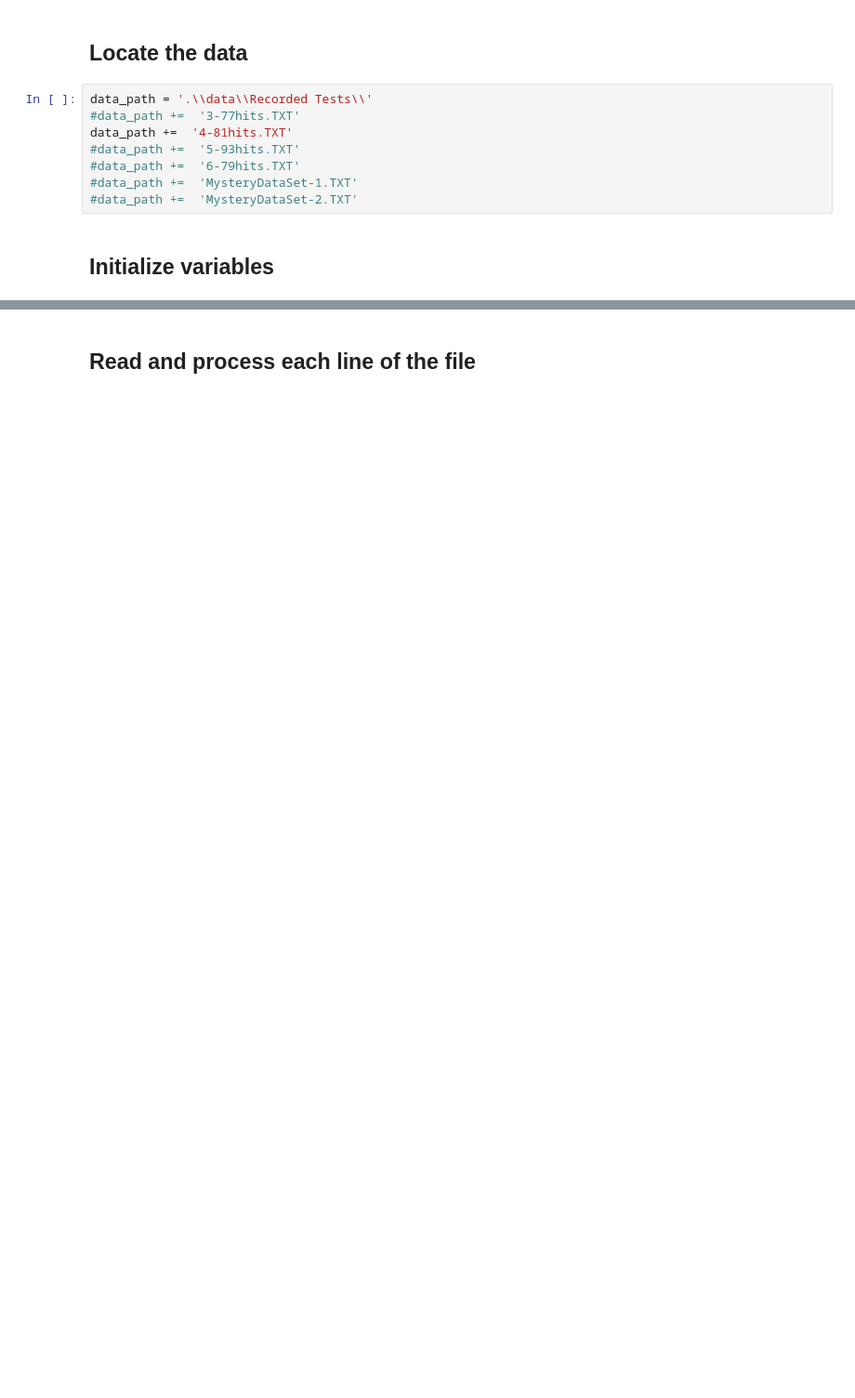
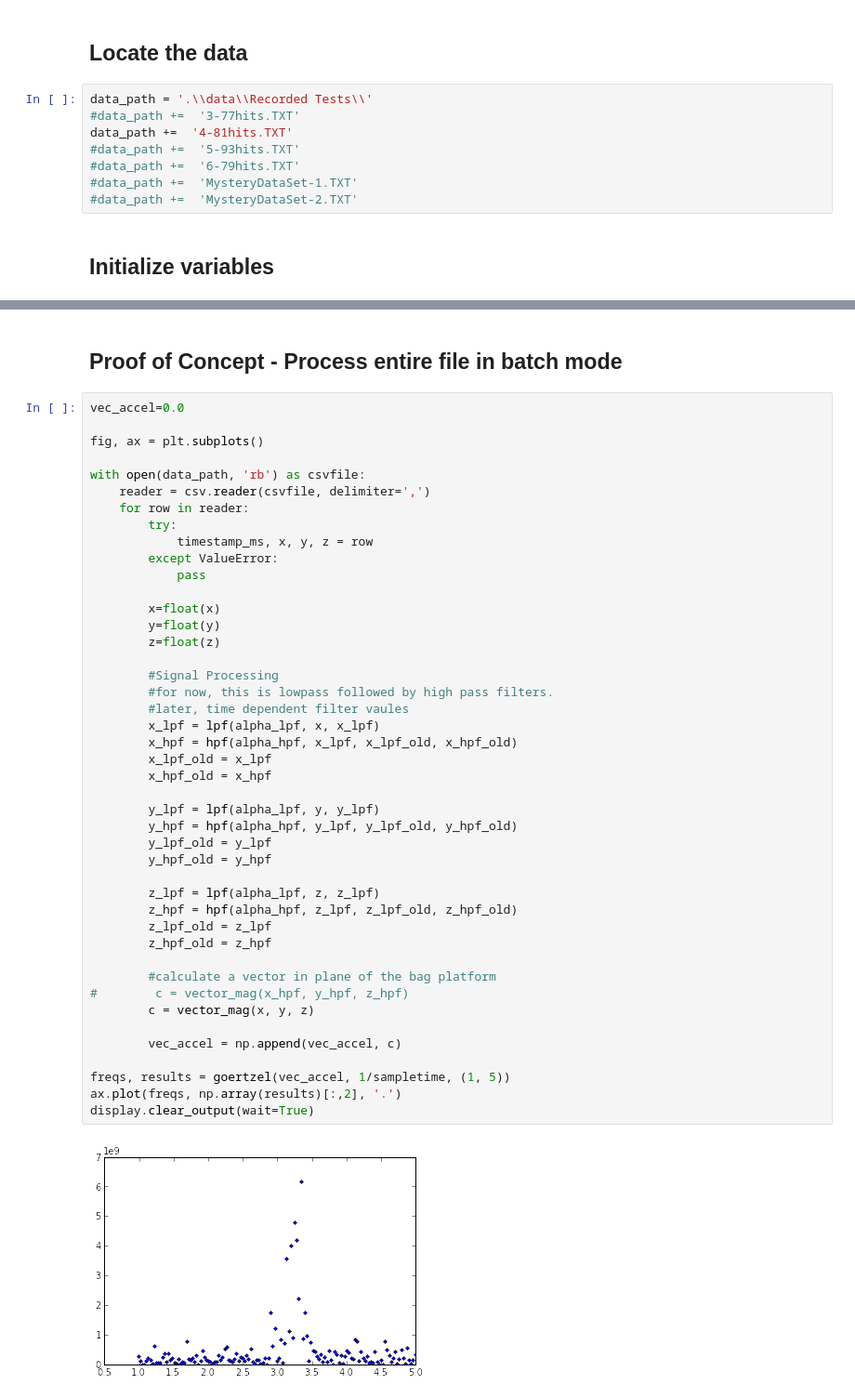
Before and after one commit to bauer-san/BeatBag, a Jupyter notebook: BeatBag.ipynb, the cells around one changed output, grey strips where cells are left out. Shown: that part at 93% size. Cells and saved outputs as stored; diff of their text form; blank space fills up the shorter version.

Commit message:
Added a proof of concept section.

```diff
--- a/BeatBag.ipynb
+++ b/BeatBag.ipynb
@@ -109,5 +113,51 @@ z_hpf=0.0
 x_hpf_old=0.0
 y_hpf_old=0.0
 z_hpf_old=0.0
-# %% [markdown]
-## Read and process each line of the file
+# %% [markdown]
+## Proof of Concept - Process entire file in batch mode
+# %%
+vec_accel=0.0
+
+fig, ax = plt.subplots()
+
+with open(data_path, 'rb') as csvfile:
+    reader = csv.reader(csvfile, delimiter=',')
+    for row in reader:
+        try:
+            timestamp_ms, x, y, z = row
+        except ValueError:
+            pass
+
+        x=float(x)
+        y=float(y)
+        z=float(z)
+
+        #Signal Processing
+        #for now, this is lowpass followed by high pass filters.
+        #later, time dependent filter vaules
+        x_lpf = lpf(alpha_lpf, x, x_lpf)
+        x_hpf = hpf(alpha_hpf, x_lpf, x_lpf_old, x_hpf_old)
+        x_lpf_old = x_lpf
+        x_hpf_old = x_hpf
+
+        y_lpf = lpf(alpha_lpf, y, y_lpf)
+        y_hpf = hpf(alpha_hpf, y_lpf, y_lpf_old, y_hpf_old)
+        y_lpf_old = y_lpf
+        y_hpf_old = y_hpf
+
+        z_lpf = lpf(alpha_lpf, z, z_lpf)
+        z_hpf = hpf(alpha_hpf, z_lpf, z_lpf_old, z_hpf_old)
+        z_lpf_old = z_lpf
+        z_hpf_old = z_hpf
+
+        #calculate a vector in plane of the bag platform
+#        c = vector_mag(x_hpf, y_hpf, z_hpf)
+        c = vector_mag(x, y, z)
+
+        vec_accel = np.append(vec_accel, c)
+
+freqs, results = goertzel(vec_accel, 1/sampletime, (1, 5))
+ax.plot(freqs, np.array(results)[:,2], '.')
+display.clear_output(wait=True)
+# %% [output]
+[figure, added]
```
Also changed, not shown: parts of 6 cells of this notebook.
